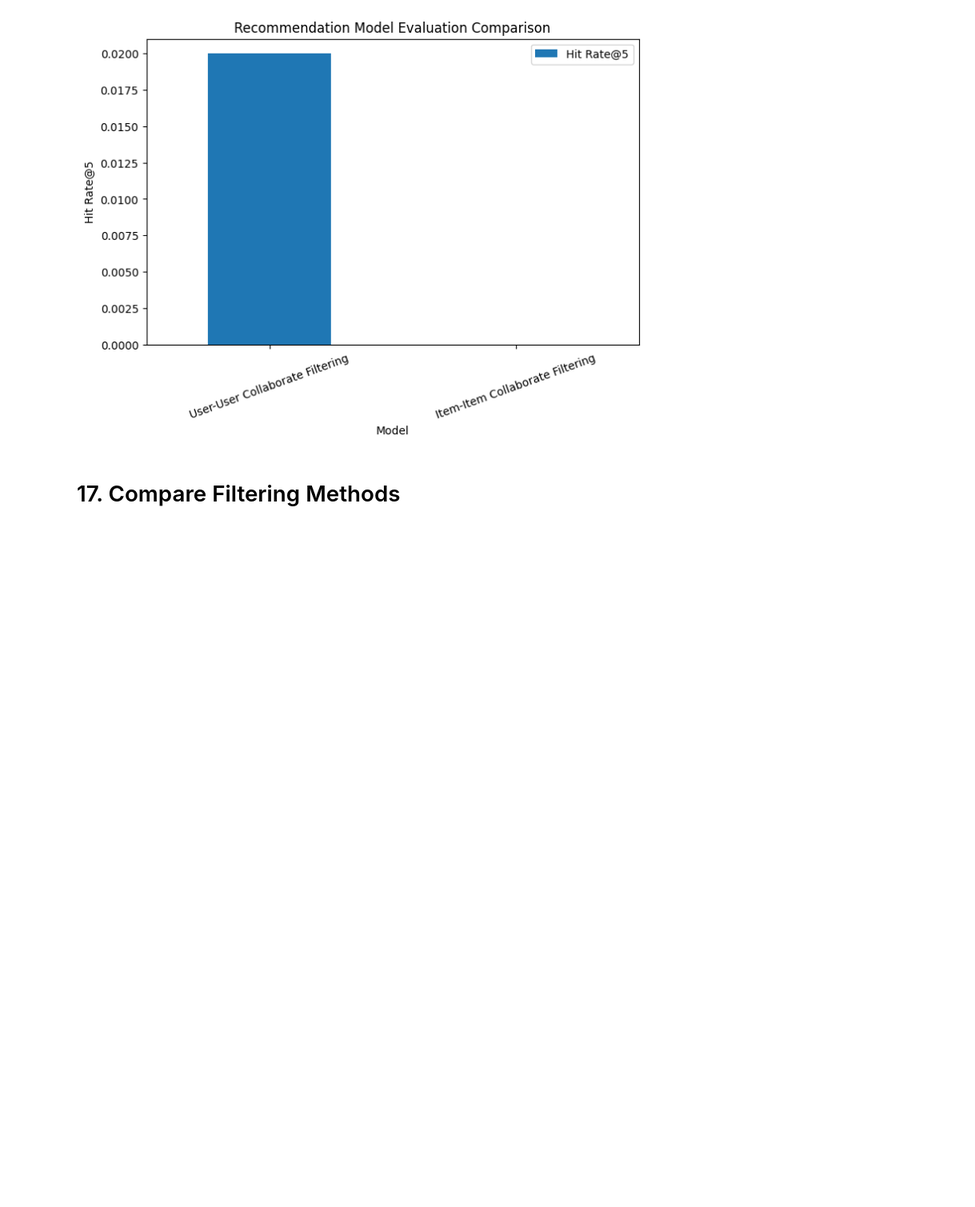
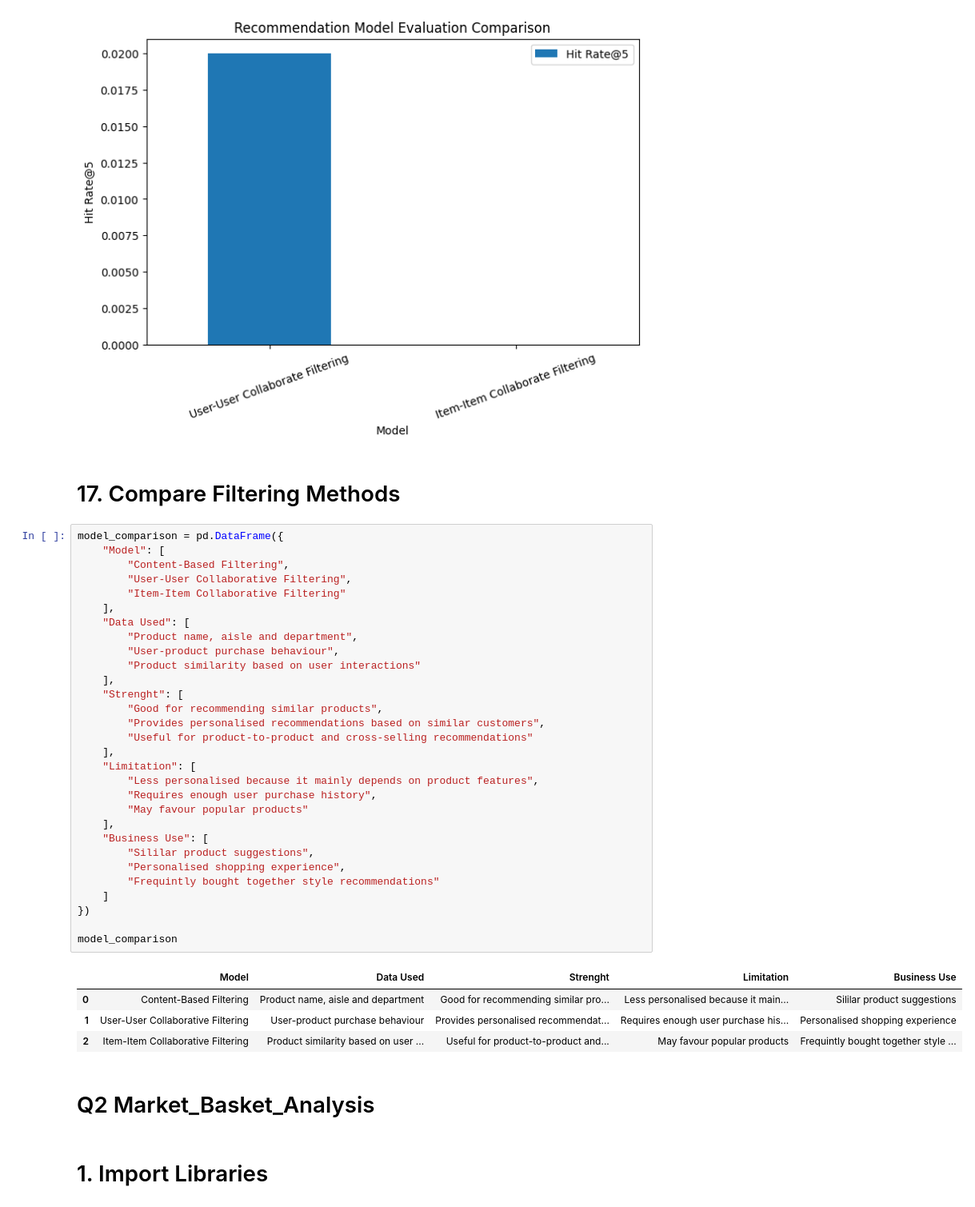
Before and after one commit to 2026089Hi/CA2-DV-ML, a Jupyter notebook: CA2 DV, ML.ipynb, the cells around one changed output. Shown at 80% size. Drawn from its saved outputs; the diff is of its cells as text; blank space fills up the shorter version.

```diff
--- a/CA2 DV, ML.ipynb
+++ b/CA2 DV, ML.ipynb
@@ -676,3 +676,42 @@ plt.show()
 [figure]
 # %% [markdown]
 # 17. Compare Filtering Methods
+# %%
+model_comparison = pd.DataFrame({
+    "Model": [
+        "Content-Based Filtering",
+        "User-User Collaborative Filtering",
+        "Item-Item Collaborative Filtering"
+    ],
+    "Data Used": [
+        "Product name, aisle and department",
+        "User-product purchase behaviour",
+        "Product similarity based on user interactions"
+    ],
+    "Strenght": [
+        "Good for recommending similar products",
+        "Provides personalised recommendations based on similar customers",
+        "Useful for product-to-product and cross-selling recommendations"
+    ],
+    "Limitation": [
+        "Less personalised because it mainly depends on product features",
+        "Requires enough user purchase history",
+        "May favour popular products"
+    ],
+    "Business Use": [
+        "Sililar product suggestions",
+        "Personalised shopping experience",
+        "Frequintly bought together style recommendations"
+    ]
+})
+
+model_comparison
+# %% [output]
+|  | Model | Data Used | Strenght | Limitation | Business Use |
+| 0 | Content-Based Filtering | Product name, aisle and department | Good for recommending similar pro... | Less personalised because it main... | Sililar product suggestions |
+| 1 | User-User Collaborative Filtering | User-product purchase behaviour | Provides personalised recommendat... | Requires enough user purchase his... | Personalised shopping experience |
+| 2 | Item-Item Collaborative Filtering | Product similarity based on user ... | Useful for product-to-product and... | May favour popular products | Frequintly bought together style ... |
+# %% [markdown]
+# Q2 Market_Basket_Analysis
+# %% [markdown]
+# 1. Import Libraries
```
Also changed, not shown: parts of 8 cells of this notebook.
